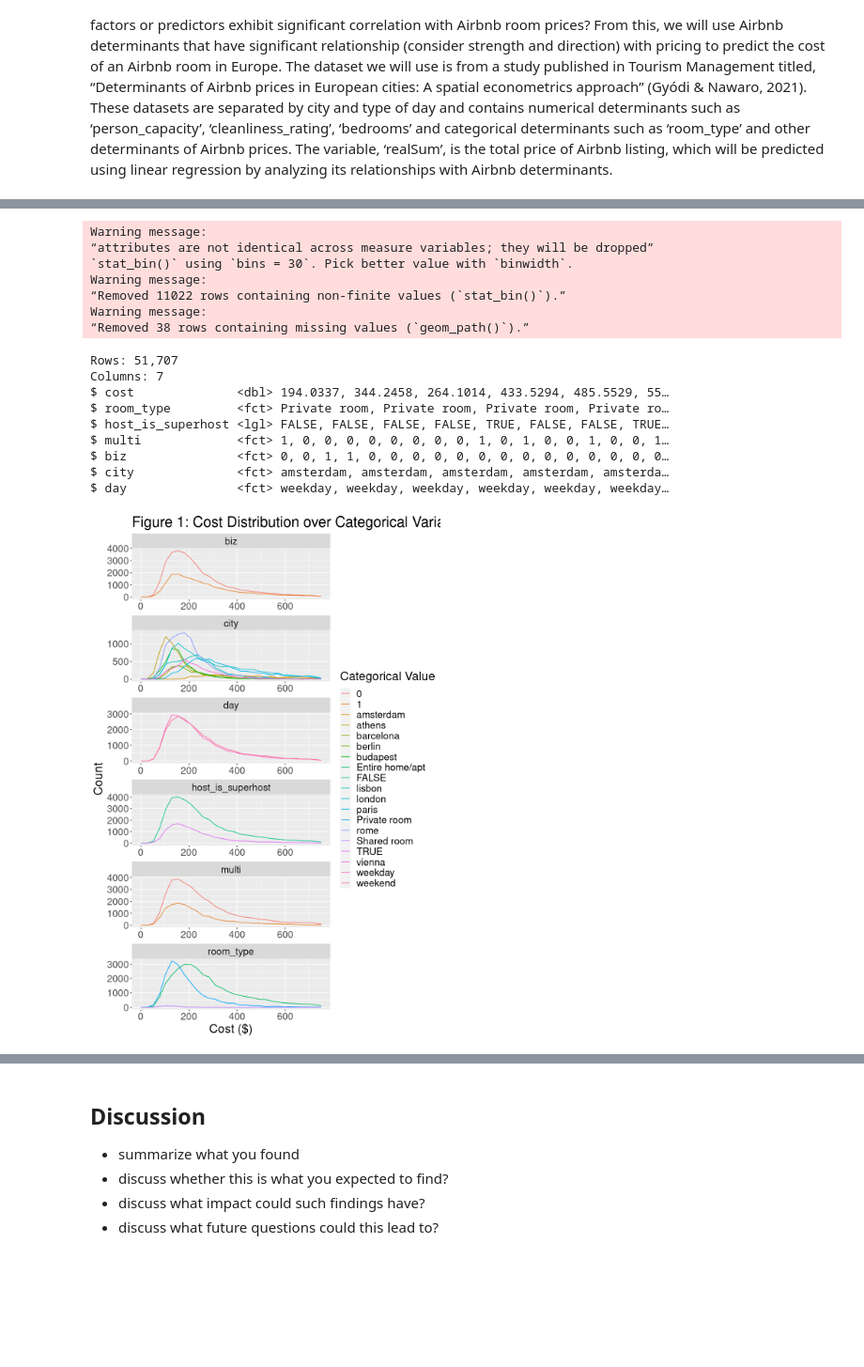
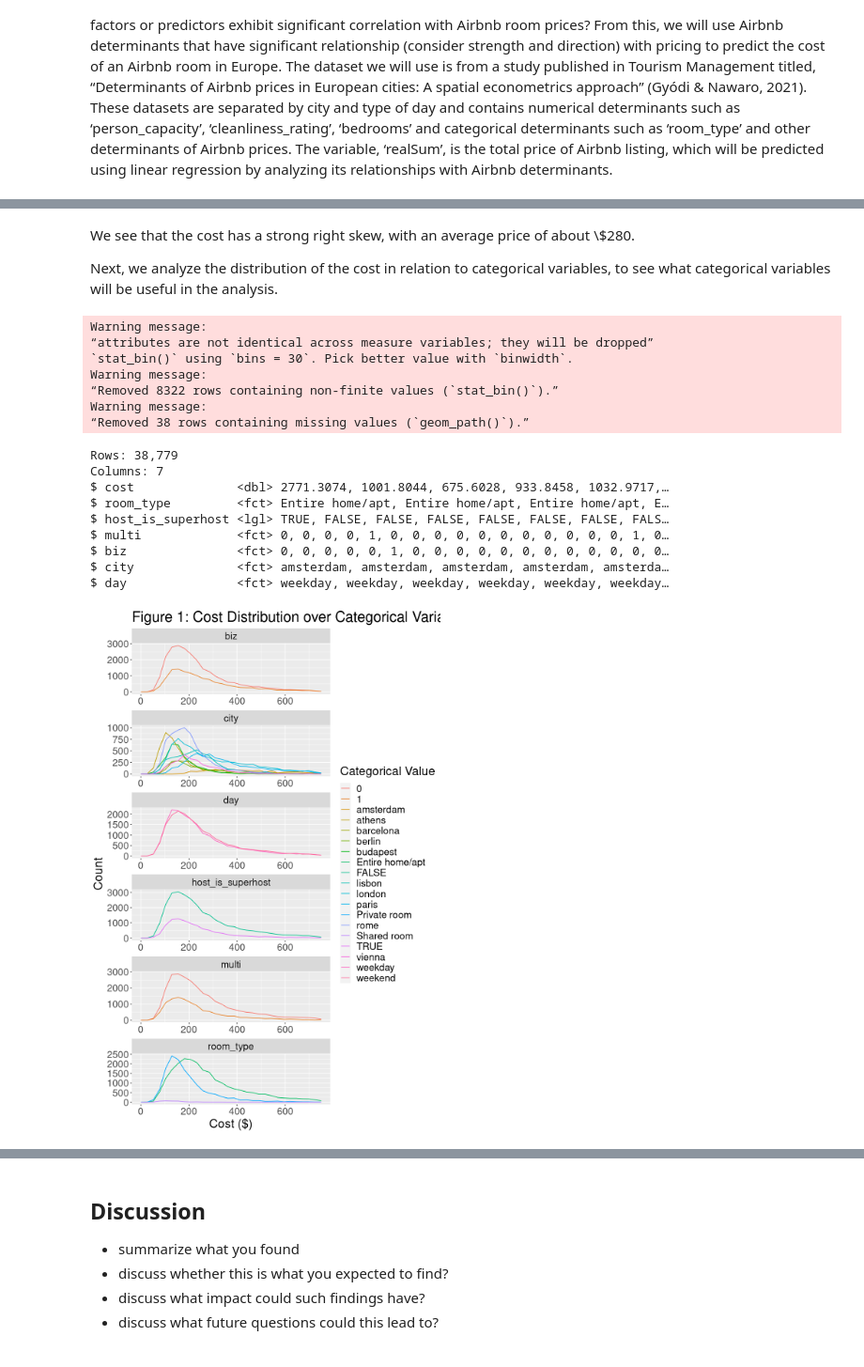
Before and after one commit to Z0rb14n/DSCI-100-Project, a Jupyter notebook: FinalReport.ipynb, the cells around one changed output, grey strips where cells are left out. Shown: that part at 94% size. Drawn from its saved outputs; the diff is of its cells as text; code cells hidden in the pictures; blank space fills up the shorter version.

```diff
--- a/FinalReport.ipynb
+++ b/FinalReport.ipynb
@@ -125,42 +126,46 @@ We first analyze the distribution of the cost for categorical variables, to see
+# %% [markdown]
+We see that the cost has a strong right skew, with an average price of about \\$280.
+
+Next, we analyze the distribution of the cost in relation to categorical variables, to see what categorical variables will be useful in the analysis.
 # %%
 #############################################              #############################################
 ############################################# TODO CLEANUP #############################################
 #############################################              #############################################
 
 options(repr.plot.width = 8, repr.plot.height = 12)
 
-airbnb_categorical <- airbnb_clean |>
+airbnb_categorical <- airbnb_train |>
     select(-person_capacity, -cleanliness_rating, -guest_satisfaction_overall, -bedrooms, -dist_from_city_centre, -metro_dist, -attraction_index, -restaurant_index, -lng, -lat)
 
 # https://stackoverflow.com/questions/24648729/plot-one-numeric-variable-against-n-numeric-variables-in-n-plots
 # can't use ggpairs since we only want against ONE variable
 # also ggpairs takes ages + only numeric lol
 airbnb_categorical |>
     gather(-cost, key = "variable", value = "value") |>
     ggplot(aes(cost, color = value)) +
         geom_freqpoly() +
         facet_wrap(~variable, scales = "free", ncol = 1) +
         xlim(0,750) + # want smaller axes
         labs(x = "Cost ($)", y = "Count", color = "Categorical Value", title = "Figure 1: Cost Distribution over Categorical Variables") +
         theme(text = element_text(size = 20))
 
 glimpse(airbnb_categorical);
 # %% [output]
 Warning message:
 “attributes are not identical across measure variables; they will be dropped”
 `stat_bin()` using `bins = 30`. Pick better value with `binwidth`.
 Warning message:
-“Removed 11022 rows containing non-finite values (`stat_bin()`).”
+“Removed 8322 rows containing non-finite values (`stat_bin()`).”
 Warning message:
 “Removed 38 rows containing missing values (`geom_path()`).”
-Rows: 51,707
+Rows: 38,779
 Columns: 7
-$ cost              <dbl> 194.0337, 344.2458, 264.1014, 433.5294, 485.5529, 55…
-$ room_type         <fct> Private room, Private room, Private room, Private ro…
-$ host_is_superhost <lgl> FALSE, FALSE, FALSE, FALSE, TRUE, FALSE, FALSE, TRUE…
-$ multi             <fct> 1, 0, 0, 0, 0, 0, 0, 0, 0, 1, 0, 1, 0, 0, 1, 0, 0, 1…
-$ biz               <fct> 0, 0, 1, 1, 0, 0, 0, 0, 0, 0, 0, 0, 0, 0, 0, 0, 0, 0…
+$ cost              <dbl> 2771.3074, 1001.8044, 675.6028, 933.8458, 1032.9717,…
+$ room_type         <fct> Entire home/apt, Entire home/apt, Entire home/apt, E…
+$ host_is_superhost <lgl> TRUE, FALSE, FALSE, FALSE, FALSE, FALSE, FALSE, FALS…
+$ multi             <fct> 0, 0, 0, 0, 1, 0, 0, 0, 0, 0, 0, 0, 0, 0, 0, 0, 1, 0…
+$ biz               <fct> 0, 0, 0, 0, 0, 1, 0, 0, 0, 0, 0, 0, 0, 0, 0, 0, 0, 0…
 $ city              <fct> amsterdam, amsterdam, amsterdam, amsterdam, amsterda…
 $ day               <fct> weekday, weekday, weekday, weekday, weekday, weekday…
-[figure, old version]
+[figure, new version]
 # %% [markdown]
```
Also changed, not shown: parts of 17 cells of this notebook.
